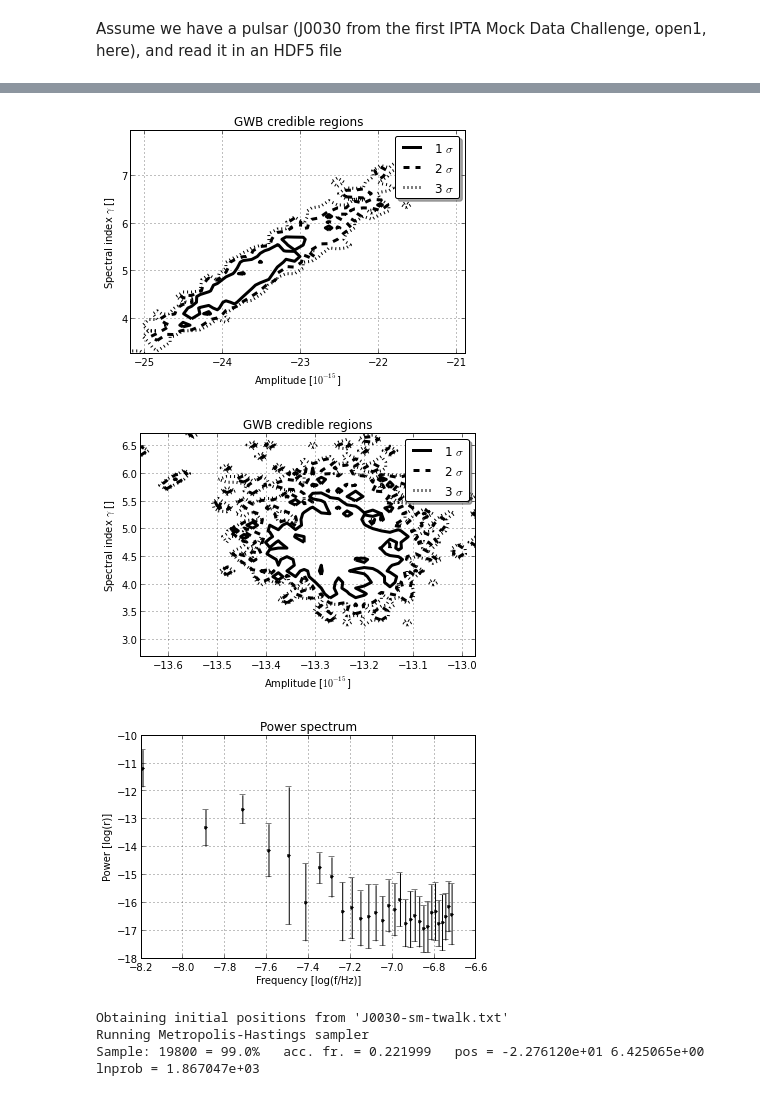
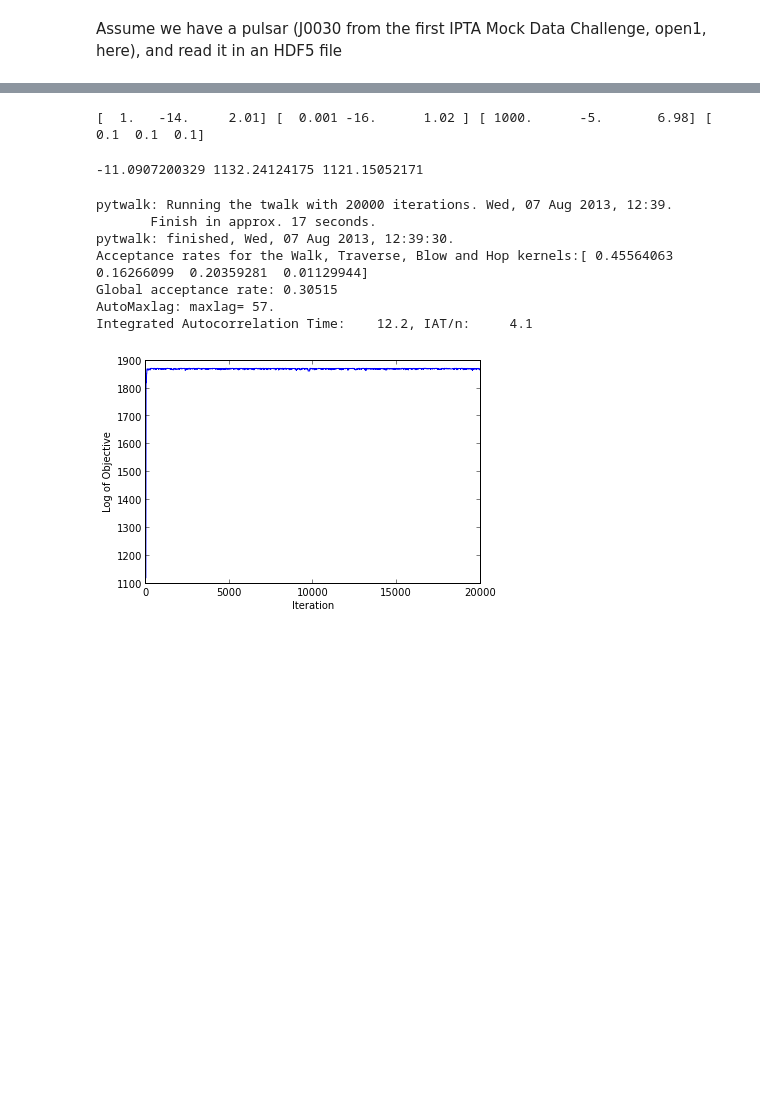
Before and after one commit to vhaasteren/piccard, a Jupyter notebook: piccard-demo.ipynb, the cells around one changed output, grey strips where cells are left out. Saved outputs shown, nothing was run; the diff lists cells and outputs as text; code cells hidden in the pictures; blank space fills up the shorter version.

```diff
--- a/piccard-demo.ipynb
+++ b/piccard-demo.ipynb
@@ -47,0 +11,3 @@ Integrated Autocorrelation Time:   100.9, IAT/n:    33.6
+# %%
+# With a datafile, we can construct a 'likelihood' object, which is the central class of the package
+likob = pic.ptaLikelihood('J0030.h5')
@@ -48,2 +31,27 @@ Integrated Autocorrelation Time:   100.9, IAT/n:    33.6
+# %%
+# The default start parameters, minimum value, maximum value, and stepsize
+# Parameter indices belong to the 'index' key of the likob.pardes dictionary.
+# A '-1' in the pardes dictionary means that the parameter is kept fixed in a
+# subsequent analysis.
+print likob.pstart, likob.pmin, likob.pmax, likob.pwidth
+# %% [output]
+[  1.   -14.     2.01] [  0.001 -16.      1.02 ] [ 1000.      -5.       6.98] [ 0.1  0.1  0.1]
+# %%
+# Calculate the value of the posterior, likelihood, or prior:
+print likob.logprior(likob.pstart), likob.loglikelihood(likob.pstart), likob.logposterior(likob.pstart)
+# %% [output]
+-11.0907200329 1132.24124175 1121.15052171
+# %%
+# Run a t-walk algorithm on the posterior for 20000 steps
+pic.Runtwalk(likob, 20000, 'J0030-twalk-burnin.txt', thin=5, analyse=True)
+# %% [output]
+pytwalk: Running the twalk with 20000 iterations. Wed, 07 Aug 2013, 12:39.
+       Finish in approx. 17 seconds.
+pytwalk: finished, Wed, 07 Aug 2013, 12:39:30.
+Acceptance rates for the Walk, Traverse, Blow and Hop kernels:[ 0.45564063  0.16266099  0.20359281  0.01129944]
+Global acceptance rate: 0.30515
+AutoMaxlag: maxlag= 57.
+Integrated Autocorrelation Time:    12.2, IAT/n:     4.1
+[figure, added]
 # %%
 # Removing the burn-in of the MCMC chains is easy on the command line
@@ -53,17 +58,0 @@ Integrated Autocorrelation Time:   100.9, IAT/n:    33.6
-# %%
-pic.makechainplot2d('J0030-sm-twalk.txt', par1=1, par2=2)
-#pic.makechainplot2d('J0030-sm-twalk.txt', par1=2, par2=3)
-pic.makechainplot2d('J0030-pl-twalk.txt', par1=1, par2=2)
-pic.makespectrumplot('J0030-hy-twalk.txt', parstart=1, numfreqs=30, freqs=likobhy.ptapsrs[0].Ffreqs, plotlog=True)
-# %% [output]
-[figure, removed]
-[figure, removed]
-[figure, removed]
-# %%
-pic.RunMetropolis(likobsm, 20000, 'J0030-sm-metro.txt', initfile='J0030-sm-twalk.txt', resize=0.8)
-#pic.RunMetropolis(likobpl, 20000, 'J0030-pl-metro.txt', initfile='J0030-pl-twalk.txt', resize=1.0)
-#pic.RunMetropolis(likobhy, 50000, 'J0030-hy-metro.txt', initfile='J0030-hy-twalk.txt', resize=0.2)
-# %% [output]
-Obtaining initial positions from 'J0030-sm-twalk.txt'
-Running Metropolis-Hastings sampler
-Sample: 19800 = 99.0%   acc. fr. = 0.221999   pos = -2.276120e+01 6.425065e+00  lnprob = 1.867047e+03
```
Also changed, not shown: parts of 24 cells of this notebook, 1 other file.
